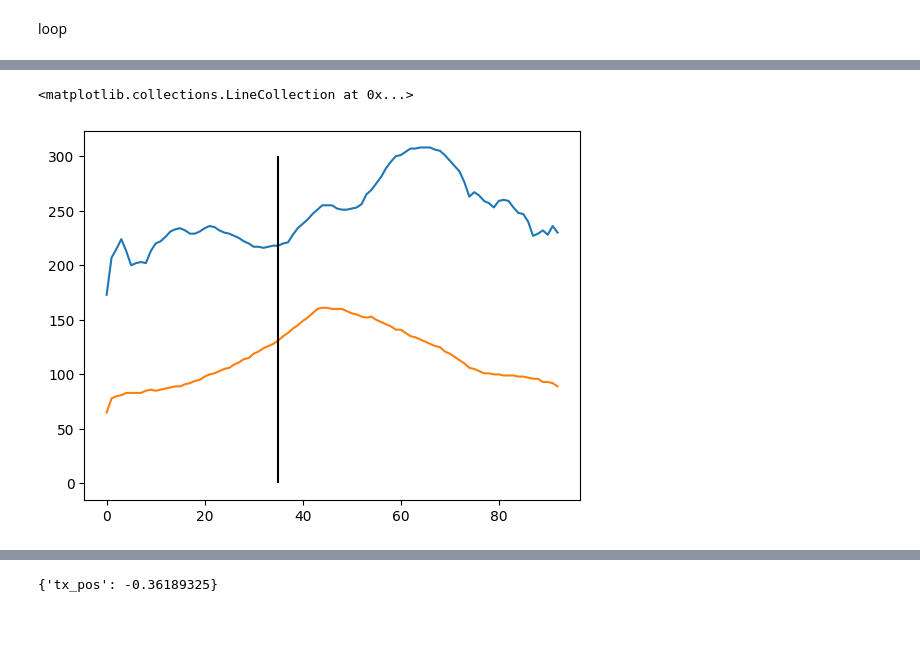
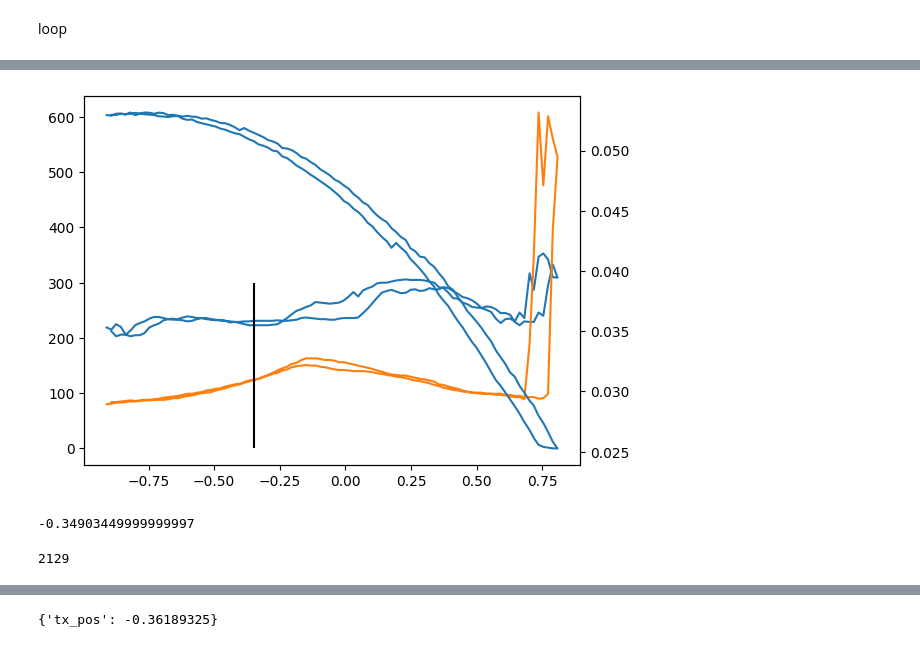
Before and after one commit to lnls-ids/cax-scripts, a Jupyter notebook: scripts/mirror_Tx_scan.ipynb, the cells around one changed output, grey strips where cells are left out. Saved outputs shown, nothing was run; the diff lists cells and outputs as text; code cells hidden in the pictures.

Commit message:
scan photocollector to center with ry and tx

```diff
--- a/scripts/mirror_Tx_scan.ipynb
+++ b/scripts/mirror_Tx_scan.ipynb
@@ -144,13 +149,15 @@ CAX.dvf_A1.cmd_acquire_on()
 False
 # %% [markdown]
 initialization file
+# %%
+filename = f'scan_tx_dvf_pc_{formatted_date}.h5'
+filedir = f"/home/ids/data/{formatted_date}-Mirror-Tx-PC"
 # %%
-filename = f'scan_tx_{formatted_date}_01.h5'
-filedir = f"/home/ids/data/{formatted_date}-Mirror-Tx"
 file = HDF5File(filename=filename,filedir=filedir)
 
 file.save_metadata(metadata_dict={
-    'tx': CAX.mirror.tx_pos
+    'tx': CAX.mirror.tx_pos,
+    'photocollector': CAX.mirror.photocurrent_signal
 })
 # %% [markdown]
 loop
@@ -258,15 +249,27 @@ f = h5py.File(name='/'.join([filedir,filename]))
 # %%
 def fwhm(proj):
     return np.sum(proj > 0.5*np.max(proj))
+
+def centroid(proj):
+    return np.argmax(proj)
 # %%
+tx_poses = []
 fwhmsx = []
 fwhmsy = []
+centrox = []
+centroy = []
+photcol = []
 
 for name in f:
+
+    metadata = dict(f[name].attrs)
     imag2 = f[name+'/dvf2']
     projx = np.sum(imag2,axis=0)
     projy = np.sum(imag2,axis=1)
-    fwhmx = fwhm(projx)
-    fwhmy = fwhm(projy)
-    fwhmsx.append(fwhmx)
-    fwhmsy.append(fwhmy)
+
+    tx_poses.append(metadata['tx_pos'])
+    fwhmsx.append(fwhm(projx))
+    fwhmsy.append(fwhm(projy))
+    centrox.append(centroid(projx))
+    centroy.append(centroid(projy))
+    photcol.append(-metadata['photocollector'])
@@ -273,7 +286,22 @@ for name in f:
 # %%
-plt.plot(fwhmsx[4:97])
-plt.plot(fwhmsy[4:97])
-plt.vlines(35,0,300,colors='k')
+slic = slice(4,194)
+
+ax1 = plt.subplot()
+ax1.plot(tx_poses[slic],fwhmsx[slic])
+ax1.plot(tx_poses[slic],fwhmsy[slic])
+ax1.vlines(tx_poses[35],0,300,colors='k')
+
+ax2 = ax1.twinx()
+ax2.plot(tx_poses[slic],photcol[slic])
+
+plt.show()
 # %% [output]
-<matplotlib.collections.LineCollection at 0x...>
-[figure, old version]
+[figure, new version]
+# %%
+tx_poses[35]
+# %% [output]
+-0.34903449999999997
+# %%
+np.argmax(np.sum(f['scan-0035/dvf2'],axis=0))
+# %% [output]
+2129
```
Also changed, not shown: parts of 12 cells of this notebook, 4 other files.
